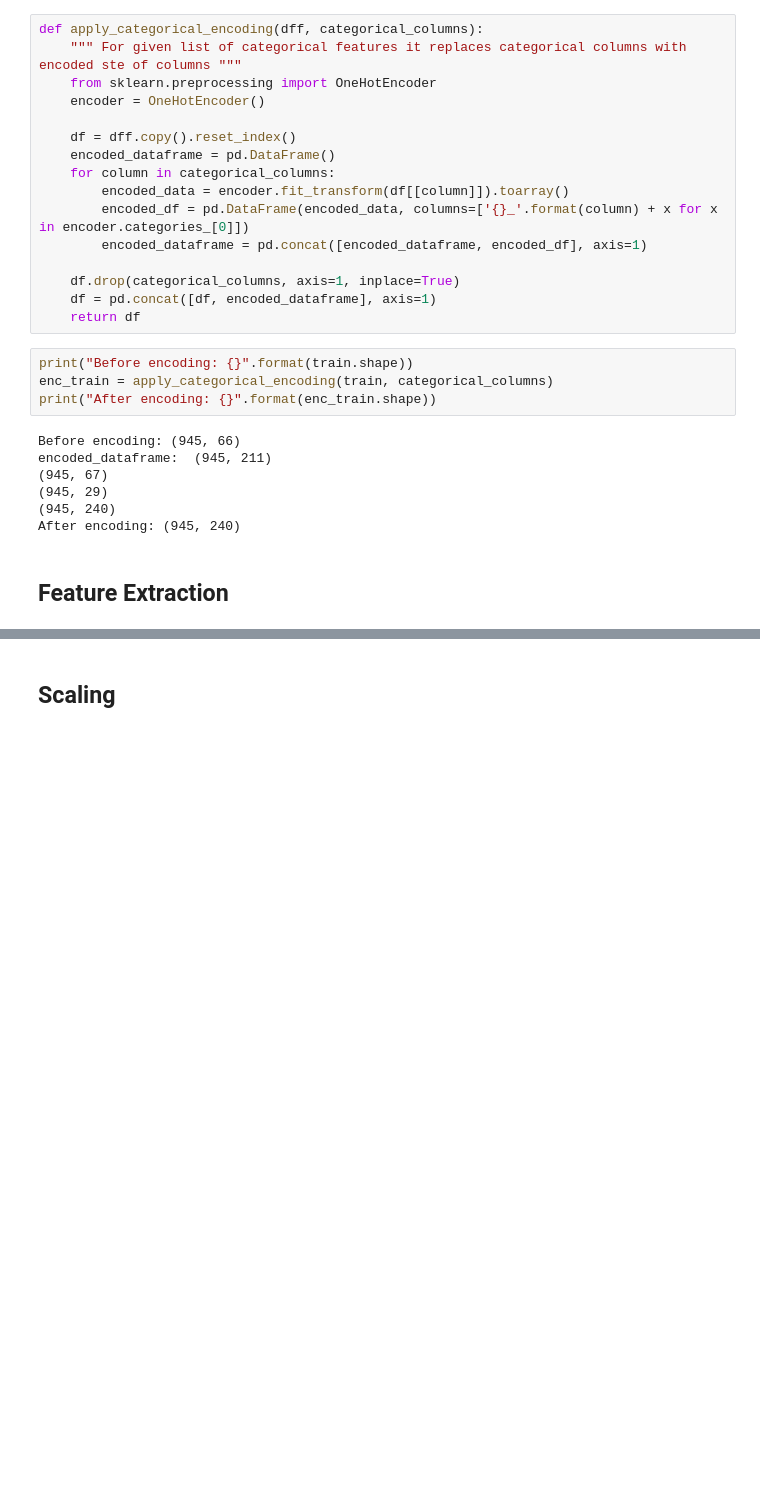
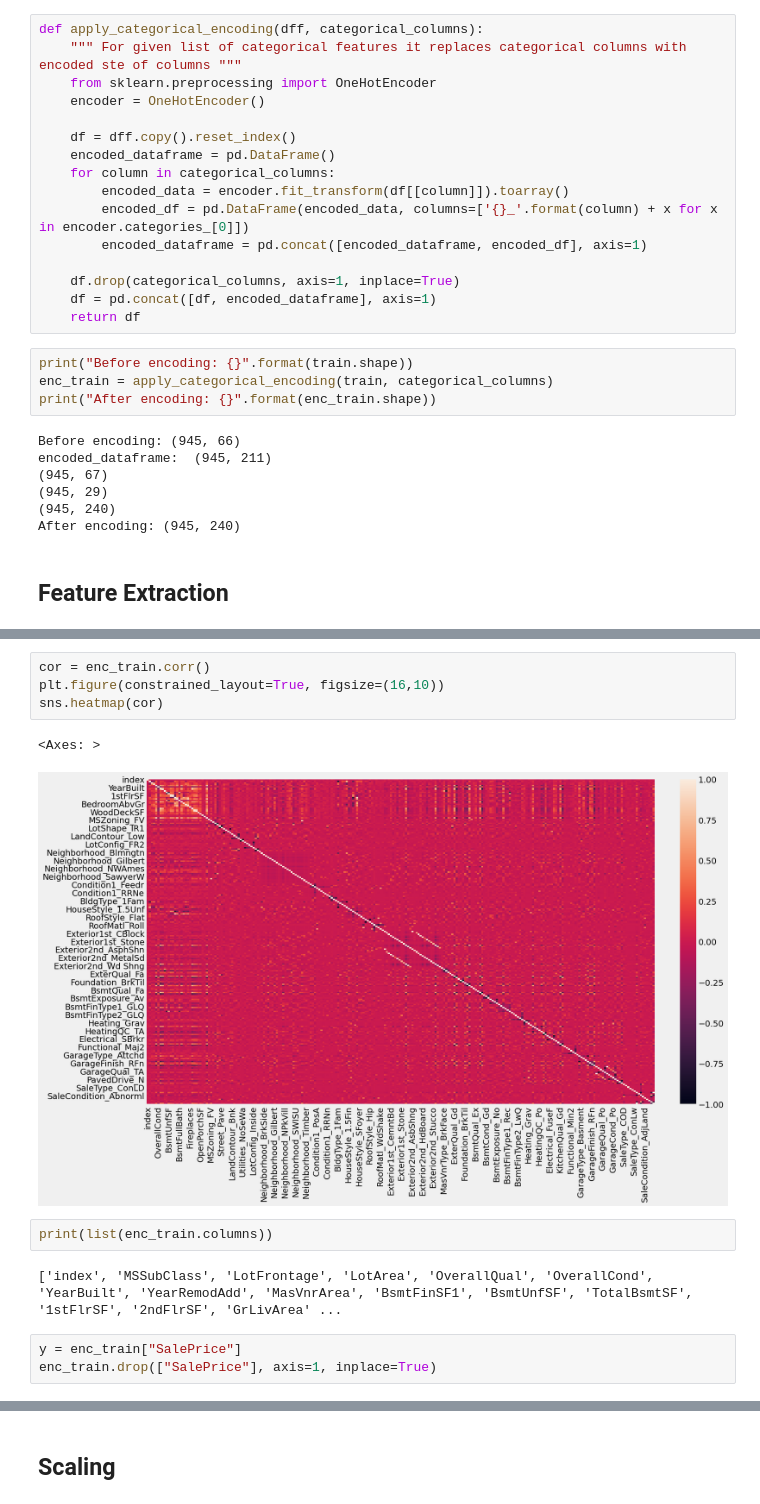
Before and after one commit to Nik-Kras/Kaggle_House_Prising, a Jupyter notebook: regression-for-house-pricing.ipynb, the cells around one changed output, grey strips where cells are left out. Saved outputs shown, nothing was run; the diff lists cells and outputs as text; blank space fills up the shorter version.

```diff
--- a/regression-for-house-pricing.ipynb
+++ b/regression-for-house-pricing.ipynb
@@ -676,0 +525,14 @@ print(enc_train.shape)
+# %%
+cor = enc_train.corr()
+plt.figure(constrained_layout=True, figsize=(16,10))
+sns.heatmap(cor)
+# %% [output]
+<Axes: >
+[figure, added]
+# %%
+print(list(enc_train.columns))
+# %% [output]
+['index', 'MSSubClass', 'LotFrontage', 'LotArea', 'OverallQual', 'OverallCond', 'YearBuilt', 'YearRemodAdd', 'MasVnrArea', 'BsmtFinSF1', 'BsmtUnfSF', 'TotalBsmtSF', '1stFlrSF', '2ndFlrSF', 'GrLivArea' ...
+# %%
+y = enc_train["SalePrice"]
+enc_train.drop(["SalePrice"], axis=1, inplace=True)
```
Also changed, not shown: parts of 75 cells of this notebook.
